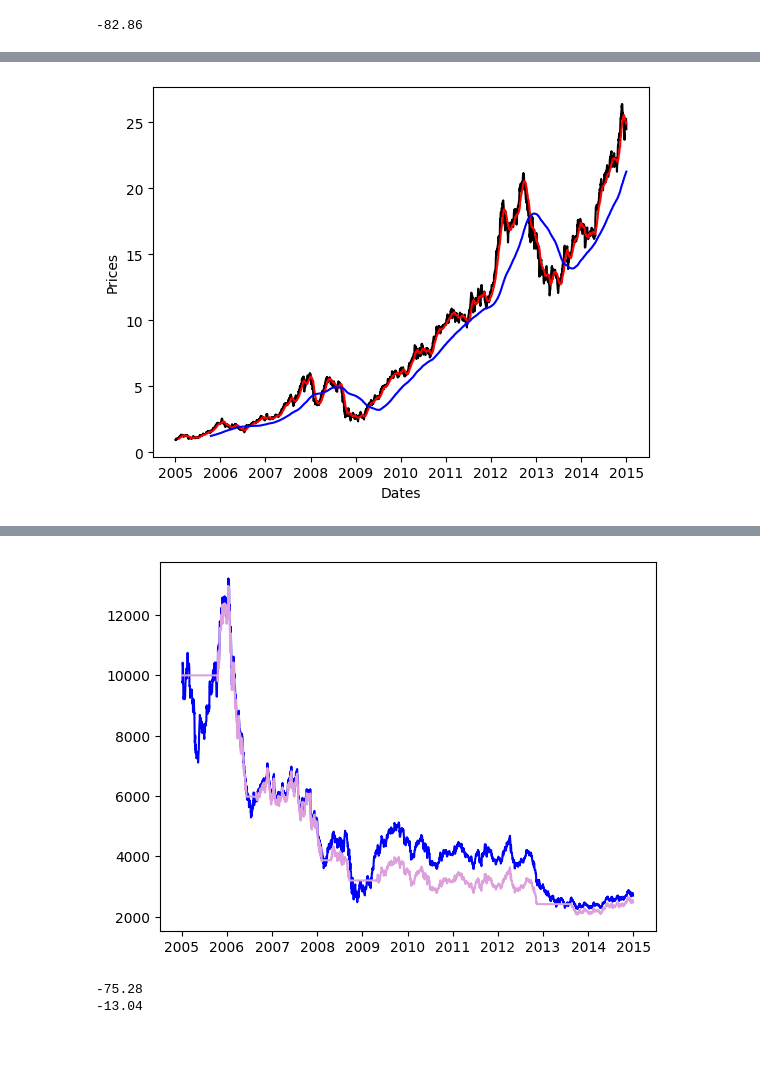
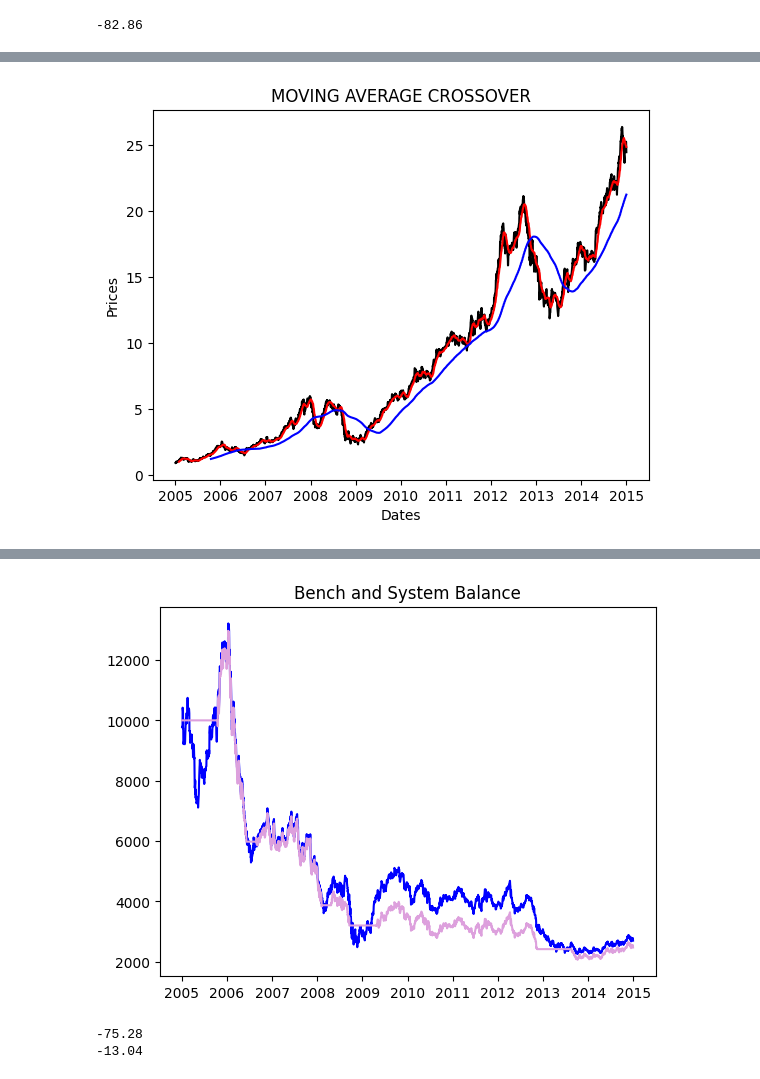
Before and after one commit to miprecia/MOVING-AVERAGE-PROJECTS, a Jupyter notebook: MOVING_AVERAGE_CROSSOVER_BACKTEST.ipynb, the cells around one changed output, grey strips where cells are left out. Cells and saved outputs as stored; diff of their text form; code cells hidden in the pictures; blank space fills up the shorter version.

```diff
--- a/MOVING_AVERAGE_CROSSOVER_BACKTEST.ipynb
+++ b/MOVING_AVERAGE_CROSSOVER_BACKTEST.ipynb
@@ -111,14 +111,15 @@ price.tail()
 | 2014-12-31 | 24.470327 | 25.079980 | 24.432640 | 25.011256 | 165613600 | 0.978373 | 2698.258766 | 13211.518687 | -10513.259921 | 24.866601 | ... |
 # %%
 # Plotting graph
+plt.title("MOVING AVERAGE CROSSOVER")
 plt.plot(price.Close, color = "black", label = "Close")
 plt.plot(price.FAST_MA, color = "red", label = "FAST_MA")
 plt.plot(price.SLOW_MA, color = "blue", label = "SLOW_MA")
 plt.xlabel("Dates")
 plt.ylabel("Prices")
 plt.show()
 # %% [output]
-[figure, old version]
+[figure, new version]
 # %%
 # defining enteries
 price['Long'] = price.FAST_MA > price.SLOW_MA
@@ -159,12 +160,13 @@ price.tail()
 | 2014-12-30 | 24.944752 | 25.255120 | 24.853859 | 25.193047 | 119526000 | 0.990144 | 2757.905062 | 13211.518687 | -10453.613625 | 24.913711 | ... |
 | 2014-12-31 | 24.470327 | 25.079980 | 24.432640 | 25.011256 | 165613600 | 0.978373 | 2698.258766 | 13211.518687 | -10513.259921 | 24.866601 | ... |
 # %%
+plt.title("Bench and System Balance")
 plt.plot(price.Bench_Bal, color = "blue", label = "Bench balance")
 plt.plot(price.Sys_Bal, color = "plum", label = "System balance")
 
 plt.show()
 # %% [output]
-[figure, old version]
+[figure, new version]
 # %%
 sys_return = round(((price.Sys_Bal.iloc[-1] / price.Sys_Bal.iloc[0]) - 1)*100 , 2)
 sys_cagr  = round(((price.Sys_Bal.iloc[-1] / price.Sys_Bal.iloc[0]) ** (1/YEARS)-1)*100, 2)
```
